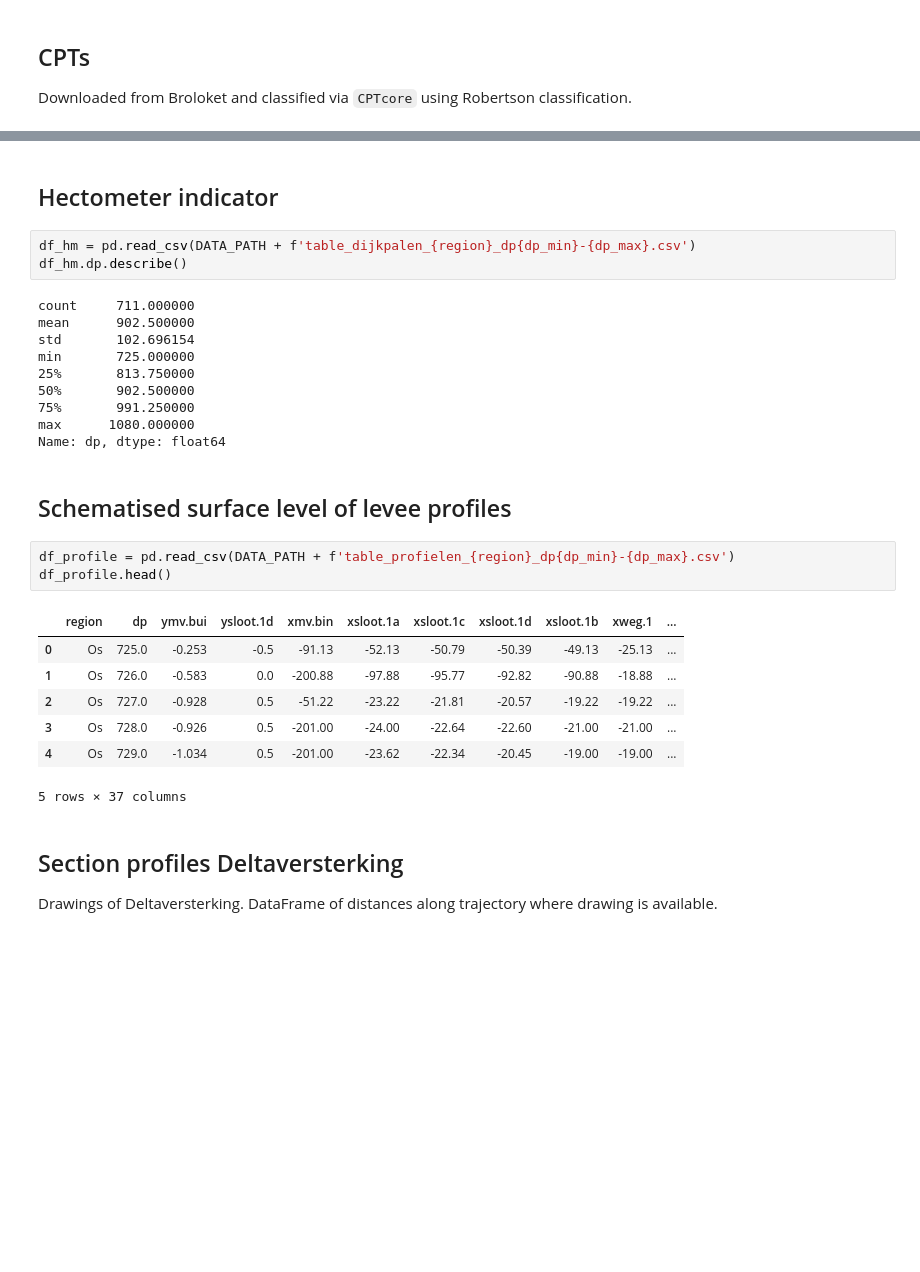
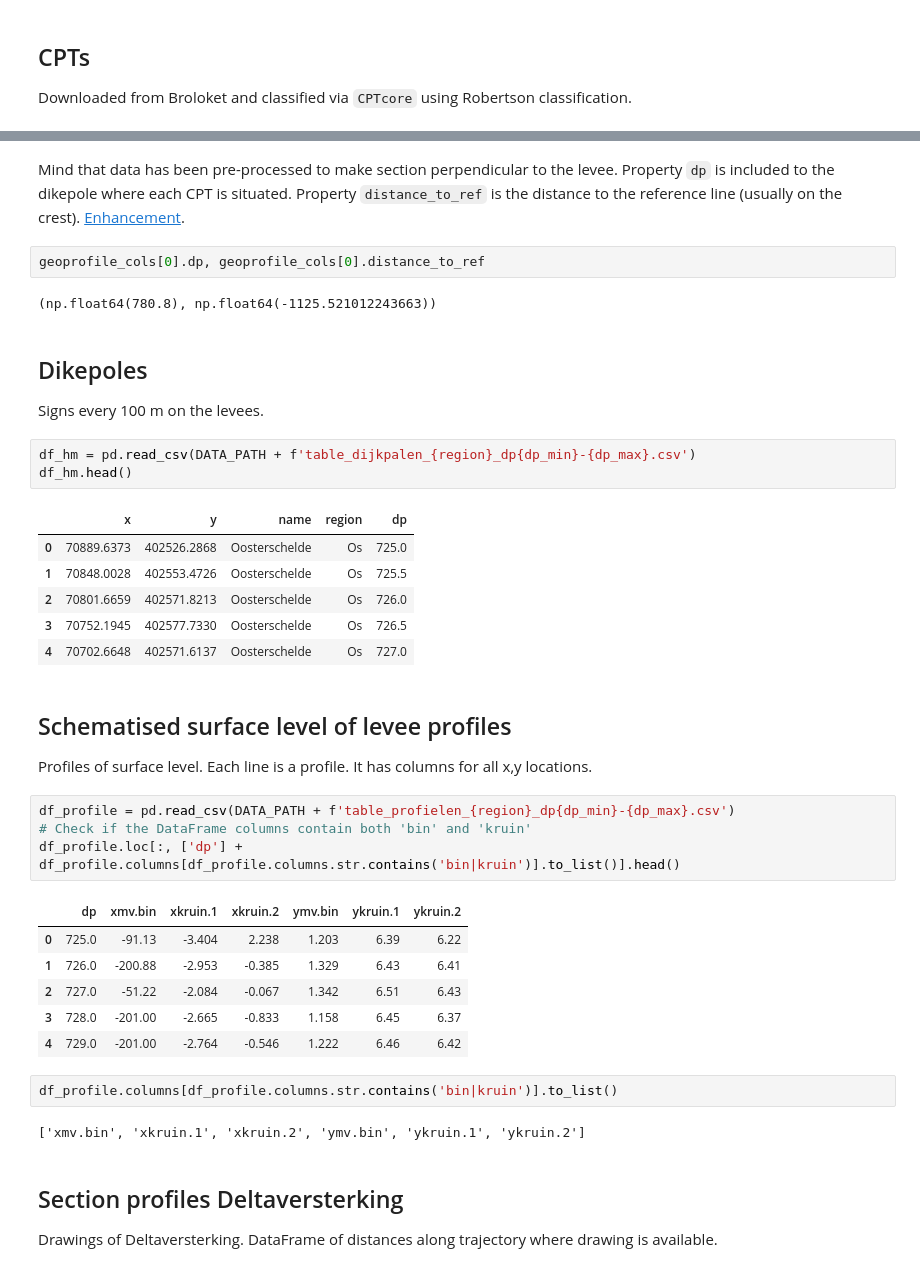
Before and after one commit to scheldestromen/geolookup, a Jupyter notebook: docs/examples/N27-2.ipynb, the cells around one changed output, grey strips where cells are left out. Cells and saved outputs as stored; diff of their text form; blank space fills up the shorter version.

```diff
--- a/docs/examples/N27-2.ipynb
+++ b/docs/examples/N27-2.ipynb
@@ -78,34 +67,45 @@ INFO:root:File last modified: -2 days, 22:44:32.770738
 INFO:root:Number of columns: 1248
 INFO:root:Dike pole range: dp726.6 - dp1081.5, total 759 unique dike poles.
 INFO:root:Data X: centered at 64380 with span 13 km, Y: centered at 397930 with span 11 km
+# %% [markdown]
+Mind that data has been pre-processed to make section perpendicular to the levee. Property `dp` is included to the dikepole where each CPT is situated. Property `distance_to_ref` is the distance to the reference line (usually on the crest). [Enhancement](https://github.com/scheldestromen/geolookup/issues/3).
+# %%
+geoprofile_cols[0].dp, geoprofile_cols[0].distance_to_ref
+# %% [output]
+(np.float64(780.8), np.float64(-1125.521012243663))
 # %% [markdown]
-## Hectometer indicator
+## Dikepoles
+
+Signs every 100 m on the levees.
 # %%
 df_hm = pd.read_csv(DATA_PATH + f'table_dijkpalen_{region}_dp{dp_min}-{dp_max}.csv')
-df_hm.dp.describe()
+df_hm.head()
 # %% [output]
-count     711.000000
-mean      902.500000
-std       102.696154
-min       725.000000
-25%       813.750000
-50%       902.500000
-75%       991.250000
-max      1080.000000
-Name: dp, dtype: float64
+|  | x | y | name | region | dp |
+| 0 | 70889.6373 | 402526.2868 | Oosterschelde | Os | 725.0 |
+| 1 | 70848.0028 | 402553.4726 | Oosterschelde | Os | 725.5 |
+| 2 | 70801.6659 | 402571.8213 | Oosterschelde | Os | 726.0 |
+| 3 | 70752.1945 | 402577.7330 | Oosterschelde | Os | 726.5 |
+| 4 | 70702.6648 | 402571.6137 | Oosterschelde | Os | 727.0 |
 # %% [markdown]
 ## Schematised surface level of levee profiles
+
+Profiles of surface level. Each line is a profile. It has columns for all x,y locations.
 # %%
 df_profile = pd.read_csv(DATA_PATH + f'table_profielen_{region}_dp{dp_min}-{dp_max}.csv')
-df_profile.head()
+# Check if the DataFrame columns contain both 'bin' and 'kruin'
+df_profile.loc[:, ['dp'] + df_profile.columns[df_profile.columns.str.contains('bin|kruin')].to_list()].head()
 # %% [output]
-|  | region | dp | ymv.bui | ysloot.1d | xmv.bin | xsloot.1a | xsloot.1c | xsloot.1d | xsloot.1b | xweg.1 | ... |
-| 0 | Os | 725.0 | -0.253 | -0.5 | -91.13 | -52.13 | -50.79 | -50.39 | -49.13 | -25.13 | ... |
-| 1 | Os | 726.0 | -0.583 | 0.0 | -200.88 | -97.88 | -95.77 | -92.82 | -90.88 | -18.88 | ... |
-| 2 | Os | 727.0 | -0.928 | 0.5 | -51.22 | -23.22 | -21.81 | -20.57 | -19.22 | -19.22 | ... |
-| 3 | Os | 728.0 | -0.926 | 0.5 | -201.00 | -24.00 | -22.64 | -22.60 | -21.00 | -21.00 | ... |
-| 4 | Os | 729.0 | -1.034 | 0.5 | -201.00 | -23.62 | -22.34 | -20.45 | -19.00 | -19.00 | ... |
+|  | dp | xmv.bin | xkruin.1 | xkruin.2 | ymv.bin | ykruin.1 | ykruin.2 |
+| 0 | 725.0 | -91.13 | -3.404 | 2.238 | 1.203 | 6.39 | 6.22 |
+| 1 | 726.0 | -200.88 | -2.953 | -0.385 | 1.329 | 6.43 | 6.41 |
+| 2 | 727.0 | -51.22 | -2.084 | -0.067 | 1.342 | 6.51 | 6.43 |
+| 3 | 728.0 | -201.00 | -2.665 | -0.833 | 1.158 | 6.45 | 6.37 |
+| 4 | 729.0 | -201.00 | -2.764 | -0.546 | 1.222 | 6.46 | 6.42 |
-5 rows × 37 columns
+# %%
+df_profile.columns[df_profile.columns.str.contains('bin|kruin')].to_list()
+# %% [output]
+['xmv.bin', 'xkruin.1', 'xkruin.2', 'ymv.bin', 'ykruin.1', 'ykruin.2']
 # %% [markdown]
 ## Section profiles Deltaversterking
 
```
Also changed, not shown: parts of 35 cells of this notebook, 30 other files.
